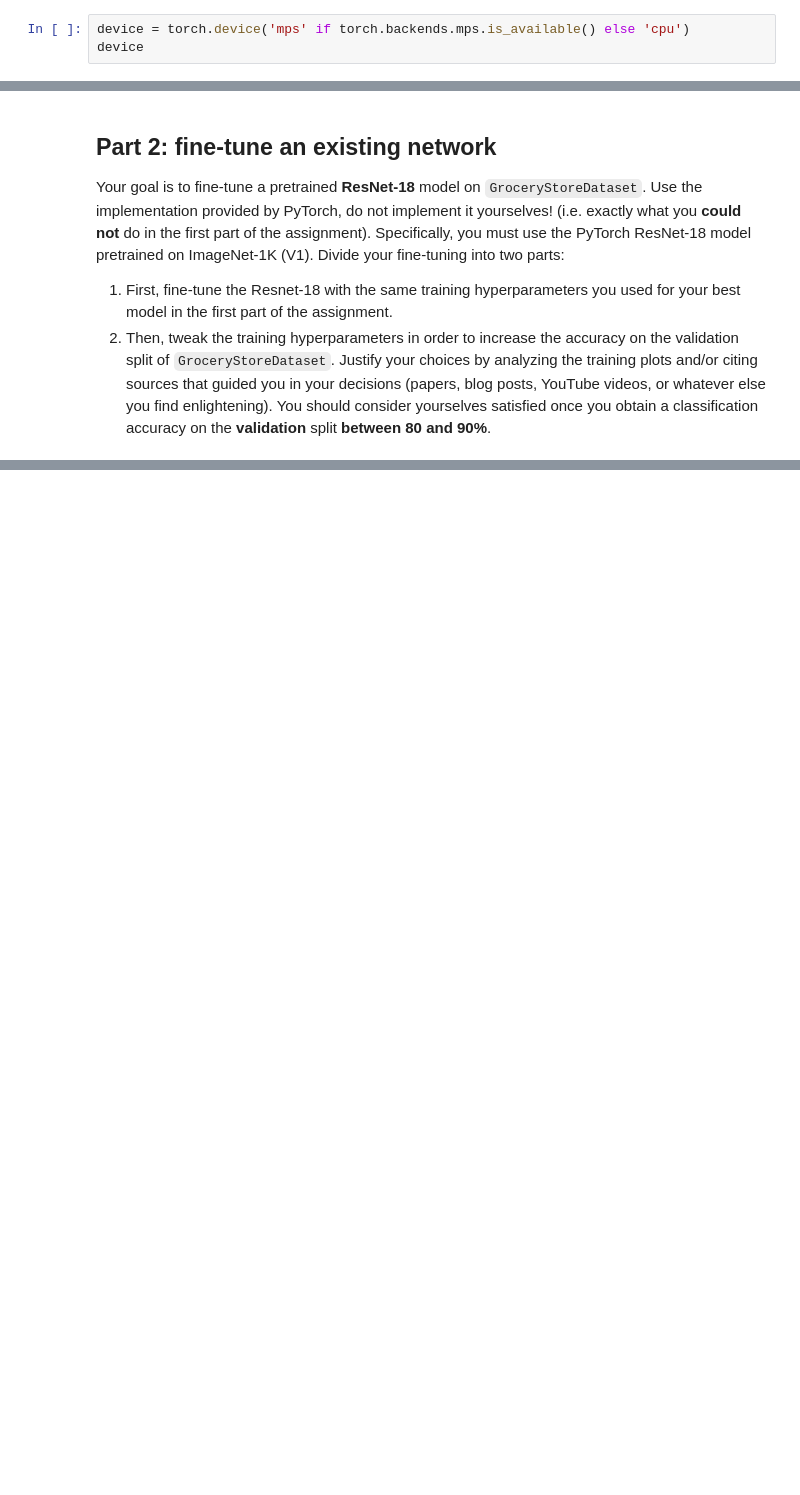
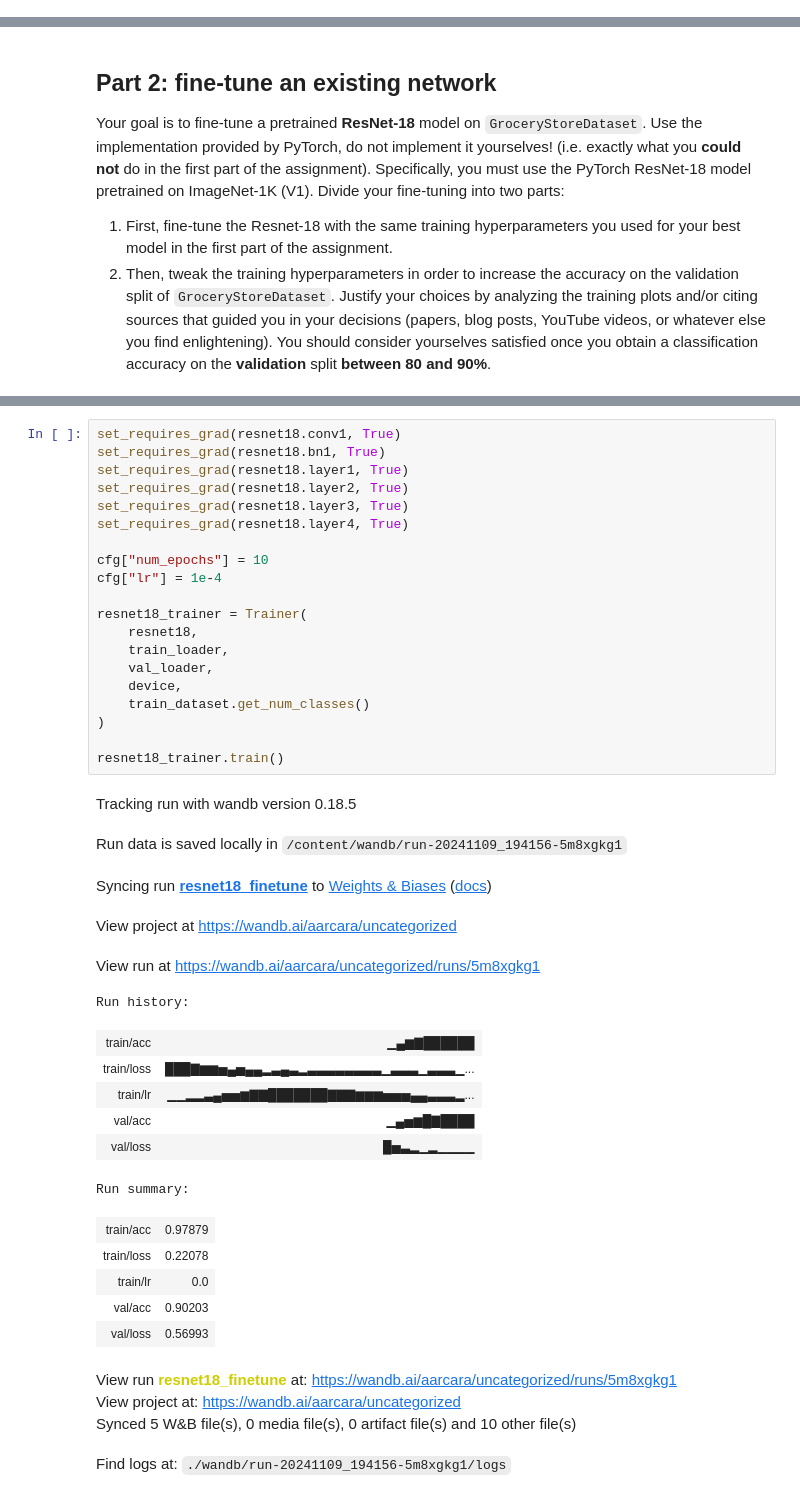
Before and after one commit to alessioarcara/ipcv_assignments, a Jupyter notebook: assignment2.ipynb, the cells around one changed output, grey strips where cells are left out. Saved outputs shown, nothing was run; the diff lists cells and outputs as text; blank space fills up the shorter version.

```diff
--- a/assignment2.ipynb
+++ b/assignment2.ipynb
@@ -197,6 +264,3 @@ plot_class_distribution(test_dataset, title="Validation Dataset Class Distributi
 # %% [output]
 [figure]
 [figure]
-# %%
-device = torch.device('mps' if torch.backends.mps.is_available() else 'cpu')
-device
@@ -503,0 +618,42 @@ Your goal is to fine-tune a pretrained **ResNet-18** model on `GroceryStoreDatas
+# %%
+set_requires_grad(resnet18.conv1, True)
+set_requires_grad(resnet18.bn1, True)
+set_requires_grad(resnet18.layer1, True)
+set_requires_grad(resnet18.layer2, True)
+set_requires_grad(resnet18.layer3, True)
+set_requires_grad(resnet18.layer4, True)
+
+cfg["num_epochs"] = 10
+cfg["lr"] = 1e-4
+
+resnet18_trainer = Trainer(
+    resnet18,
+    train_loader,
+    val_loader,
+    device,
+    train_dataset.get_num_classes()
+)
+
+resnet18_trainer.train()
+# %% [output]
+Tracking run with wandb version 0.18.5
+Run data is saved locally in /content/wandb/run-20241109_194156-5m8xgkg1
+Syncing run resnet18_finetune to Weights & Biases (docs)
+View project at https://wandb.ai/aarcara/uncategorized
+View run at https://wandb.ai/aarcara/uncategorized/runs/5m8xgkg1
+Run history:
+| train/acc | ▁▄▆▇██████ |
+| train/loss | ███▇▆▆▅▄▅▄▄▂▃▄▃▂▃▃▃▃▃▃▃▃▁▃▃▃▁▃▃▃▁... |
+| train/lr | ▁▁▂▂▃▄▅▅▆▇▇███████▇▇▇▆▆▆▅▅▅▄▄▃▃▃▂... |
+| val/acc | ▁▄▅▆█▇████ |
+| val/loss | █▅▃▂▁▂▁▁▁▁ |
+Run summary:
+| train/acc | 0.97879 |
+| train/loss | 0.22078 |
+| train/lr | 0.0 |
+| val/acc | 0.90203 |
+| val/loss | 0.56993 |
+View run resnet18_finetune at: https://wandb.ai/aarcara/uncategorized/runs/5m8xgkg1
+View project at: https://wandb.ai/aarcara/uncategorized
+Synced 5 W&B file(s), 0 media file(s), 0 artifact file(s) and 10 other file(s)
+Find logs at: ./wandb/run-20241109_194156-5m8xgkg1/logs
```
Also changed, not shown: parts of 28 cells of this notebook.
